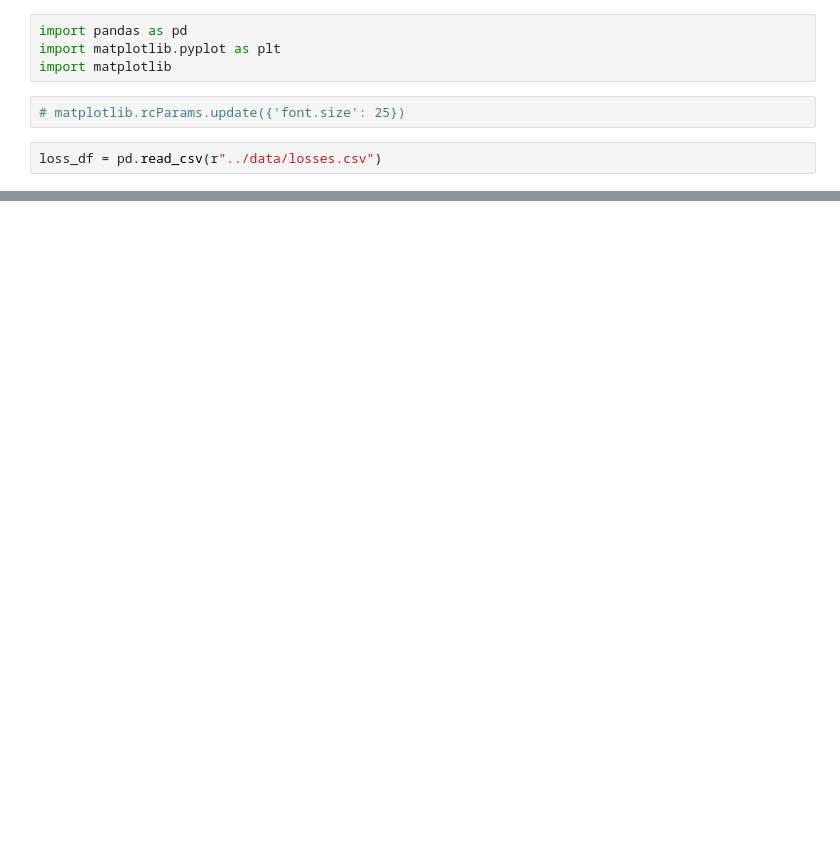
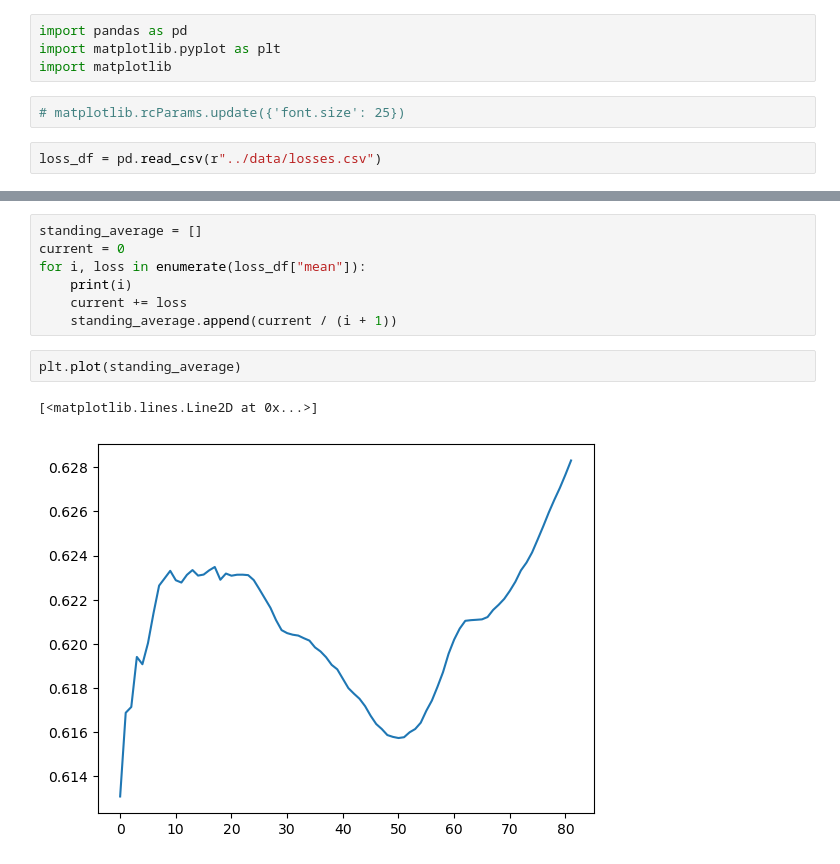
Before and after one commit to paopaoch/Mouse-V1, a Jupyter notebook: utils/nes_loss_plots.ipynb, the cells around one changed output, grey strips where cells are left out. Cells and saved outputs as stored; diff of their text form; blank space fills up the shorter version.

```diff
--- a/utils/nes_loss_plots.ipynb
+++ b/utils/nes_loss_plots.ipynb
@@ -22,0 +45,12 @@ plt.show()
+# %%
+standing_average = []
+current = 0
+for i, loss in enumerate(loss_df["mean"]):
+    print(i)
+    current += loss
+    standing_average.append(current / (i + 1))
+# %%
+plt.plot(standing_average)
+# %% [output]
+[<matplotlib.lines.Line2D at 0x...>]
+[figure, added]
```
Also changed, not shown: parts of 3 cells of this notebook, 4 other files.
